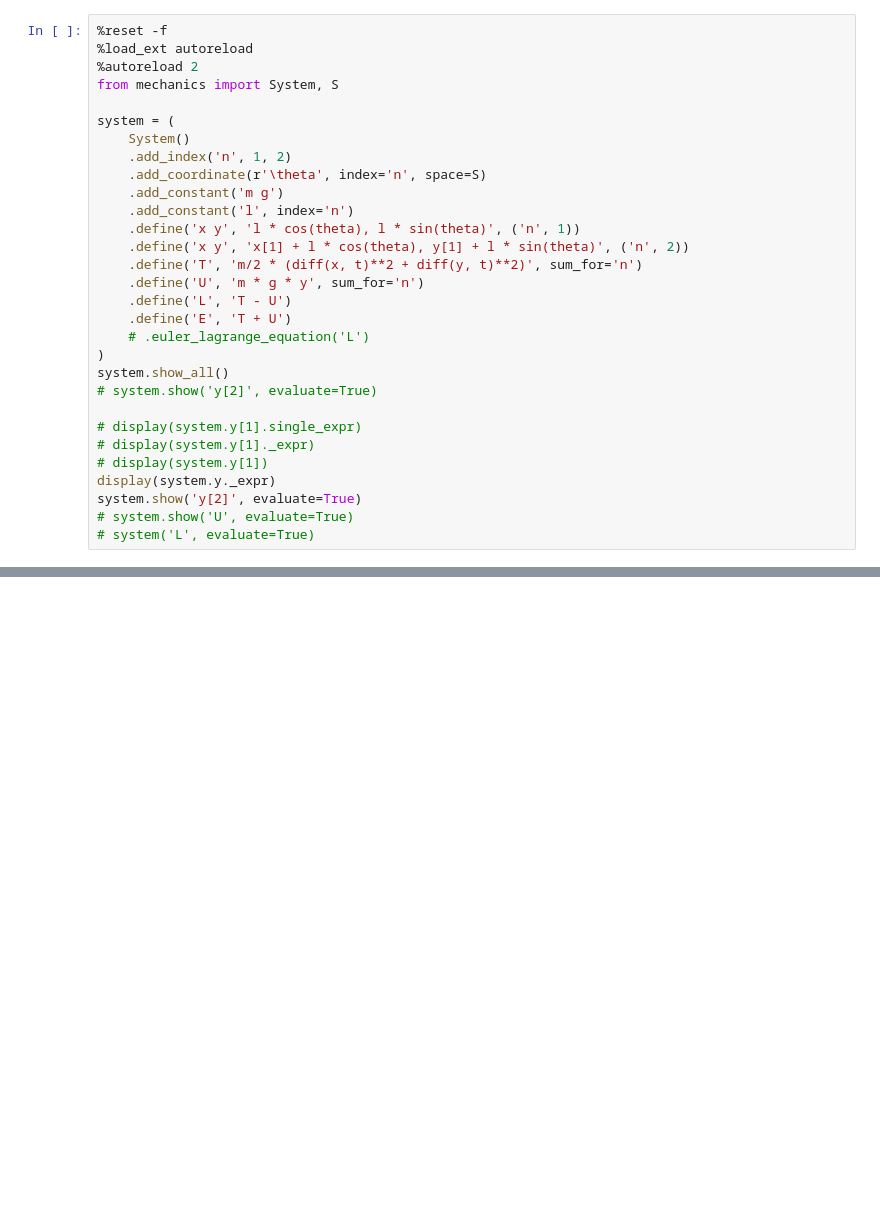
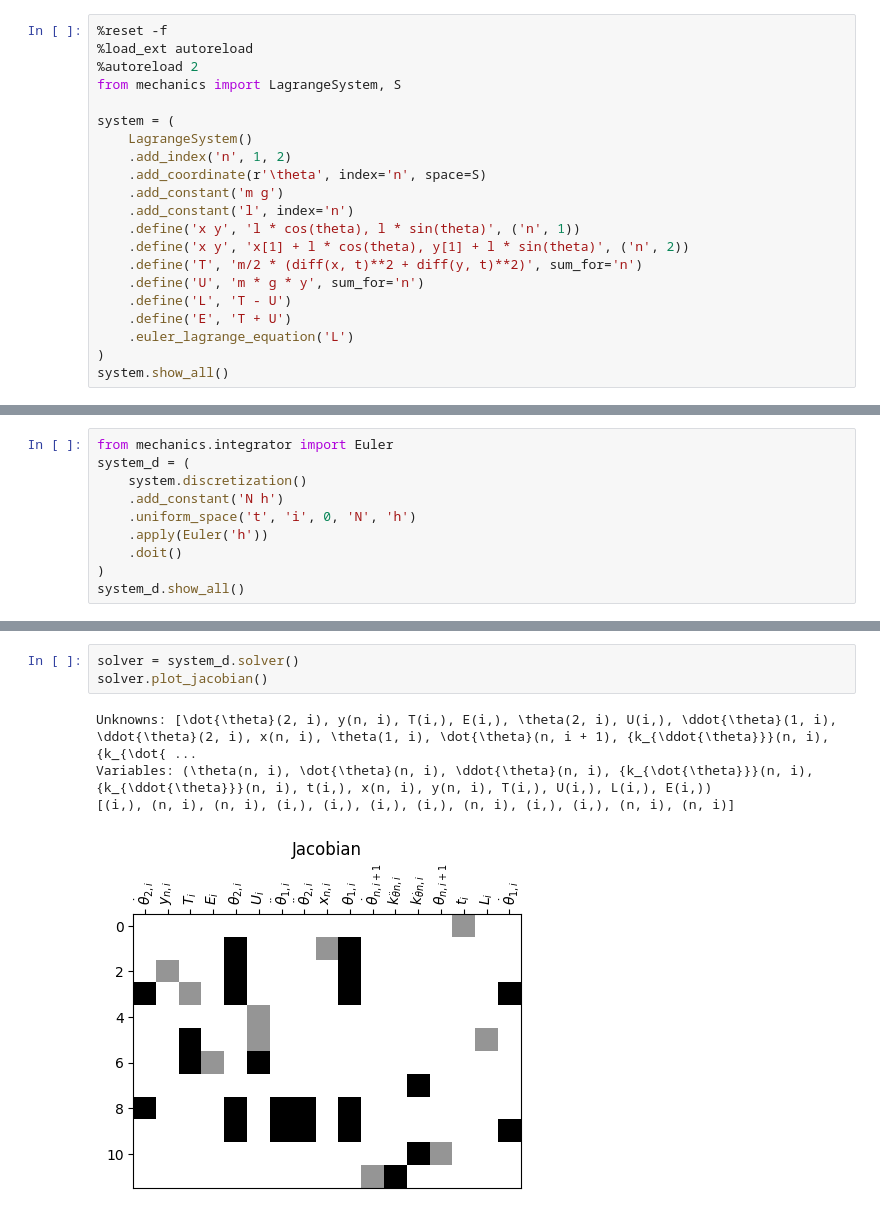
Before and after one commit to fujiy/mechanics, a Jupyter notebook: examples/double_pendulum.ipynb, the cells around one changed output, grey strips where cells are left out. Saved outputs shown, nothing was run; the diff lists cells and outputs as text; blank space fills up the shorter version.

```diff
--- a/examples/double_pendulum.ipynb
+++ b/examples/double_pendulum.ipynb
@@ -2,10 +2,10 @@
 %reset -f
 %load_ext autoreload
 %autoreload 2
-from mechanics import System, S
+from mechanics import LagrangeSystem, S
 
 system = (
-    System()
+    LagrangeSystem()
     .add_index('n', 1, 2)
     .add_coordinate(r'\theta', index='n', space=S)
     .add_constant('m g')
@@ -16,16 +16,7 @@ system = (
     .define('U', 'm * g * y', sum_for='n')
     .define('L', 'T - U')
     .define('E', 'T + U')
-    # .euler_lagrange_equation('L')
+    .euler_lagrange_equation('L')
 )
 system.show_all()
-# system.show('y[2]', evaluate=True)
-
-# display(system.y[1].single_expr)
-# display(system.y[1]._expr)
-# display(system.y[1])
-display(system.y._expr)
-system.show('y[2]', evaluate=True)
-# system.show('U', evaluate=True)
-# system('L', evaluate=True)
 # %% [output]
@@ -93,0 +40,10 @@ TypeError: 'int' object is not iterable
+# %%
+from mechanics.integrator import Euler
+system_d = (
+    system.discretization()
+    .add_constant('N h')
+    .uniform_space('t', 'i', 0, 'N', 'h')
+    .apply(Euler('h'))
+    .doit()
+)
+system_d.show_all()
@@ -93,0 +64,8 @@ TypeError: 'int' object is not iterable
+# %%
+solver = system_d.solver()
+solver.plot_jacobian()
+# %% [output]
+Unknowns: [\dot{\theta}(2, i), y(n, i), T(i,), E(i,), \theta(2, i), U(i,), \ddot{\theta}(1, i), \ddot{\theta}(2, i), x(n, i), \theta(1, i), \dot{\theta}(n, i + 1), {k_{\ddot{\theta}}}(n, i), {k_{\dot{ ...
+Variables: (\theta(n, i), \dot{\theta}(n, i), \ddot{\theta}(n, i), {k_{\dot{\theta}}}(n, i), {k_{\ddot{\theta}}}(n, i), t(i,), x(n, i), y(n, i), T(i,), U(i,), L(i,), E(i,))
+[(i,), (n, i), (n, i), (i,), (i,), (i,), (i,), (n, i), (i,), (i,), (n, i), (n, i)]
+[figure, added]
```
Also changed, not shown: parts of 12 cells of this notebook, 9 other files.
